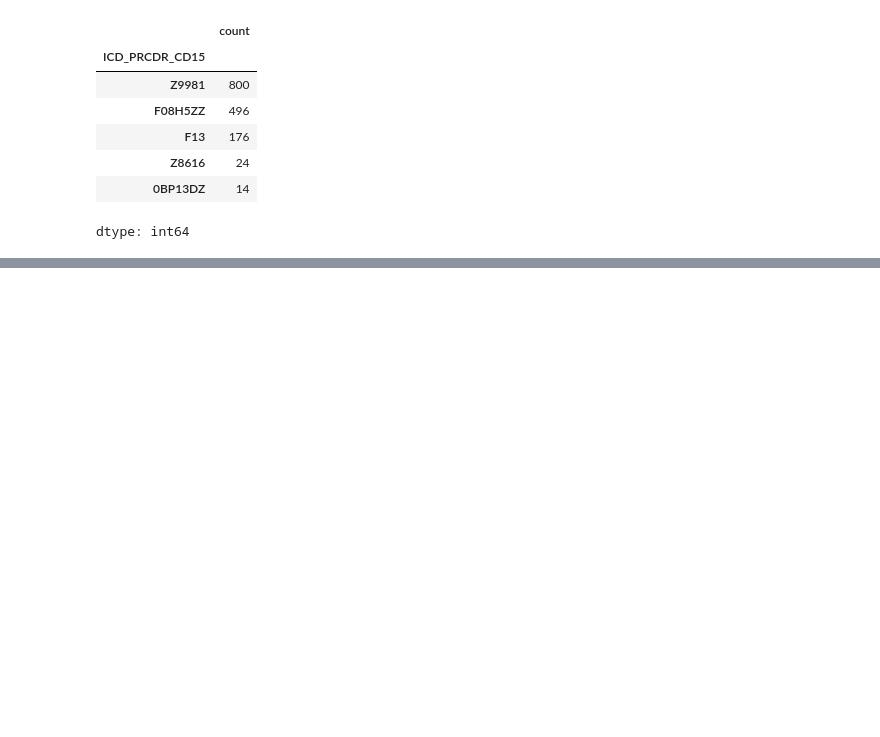
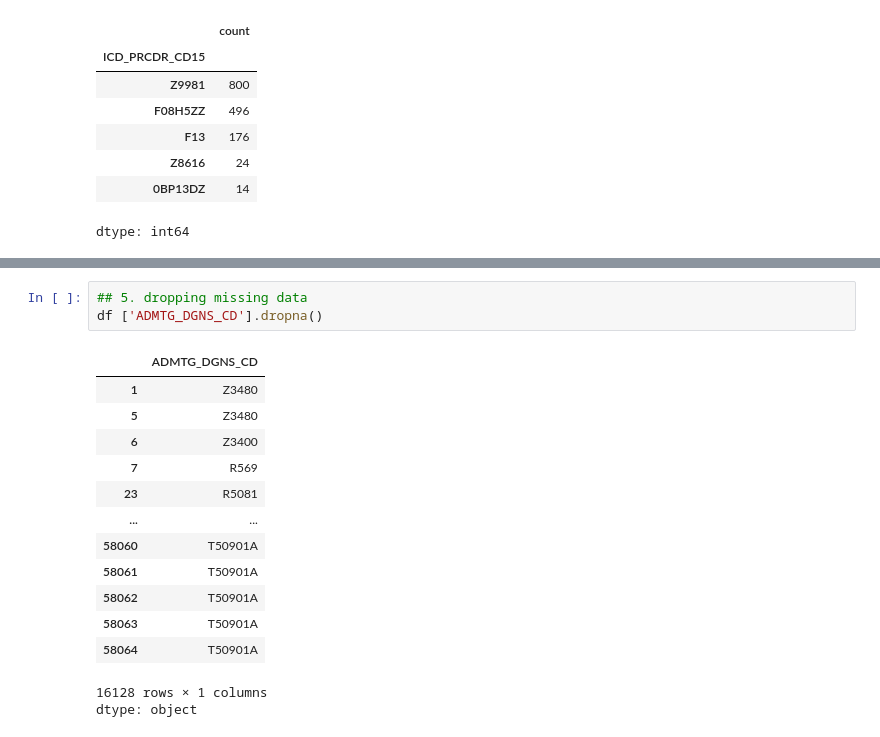
Before and after one commit to jmuryawan/module1-codexes-claims-analysis, a Jupyter notebook: analysis.ipynb, the cells around one changed output, grey strips where cells are left out. Cells and saved outputs as stored; diff of their text form; blank space fills up the shorter version.

```diff
--- a/analysis.ipynb
+++ b/analysis.ipynb
@@ -158,0 +255,18 @@ dtype: int64
+# %%
+## 5. dropping missing data
+df ['ADMTG_DGNS_CD'].dropna()
+# %% [output]
+|  | ADMTG_DGNS_CD |
+| 1 | Z3480 |
+| 5 | Z3480 |
+| 6 | Z3400 |
+| 7 | R569 |
+| 23 | R5081 |
+| ... | ... |
+| 58060 | T50901A |
+| 58061 | T50901A |
+| 58062 | T50901A |
+| 58063 | T50901A |
+| 58064 | T50901A |
+16128 rows × 1 columns
+dtype: object
```
Also changed, not shown: parts of 18 cells of this notebook.
